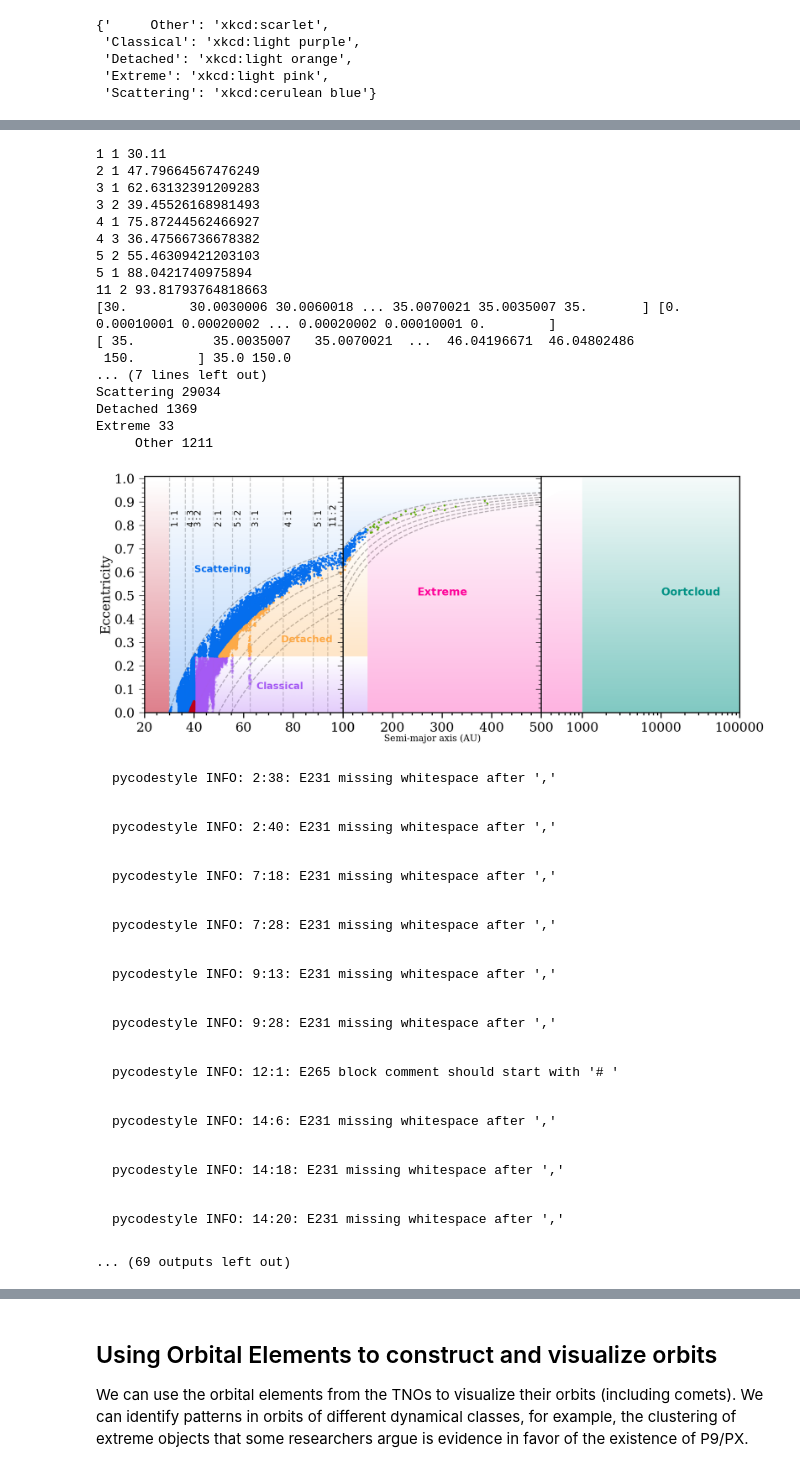
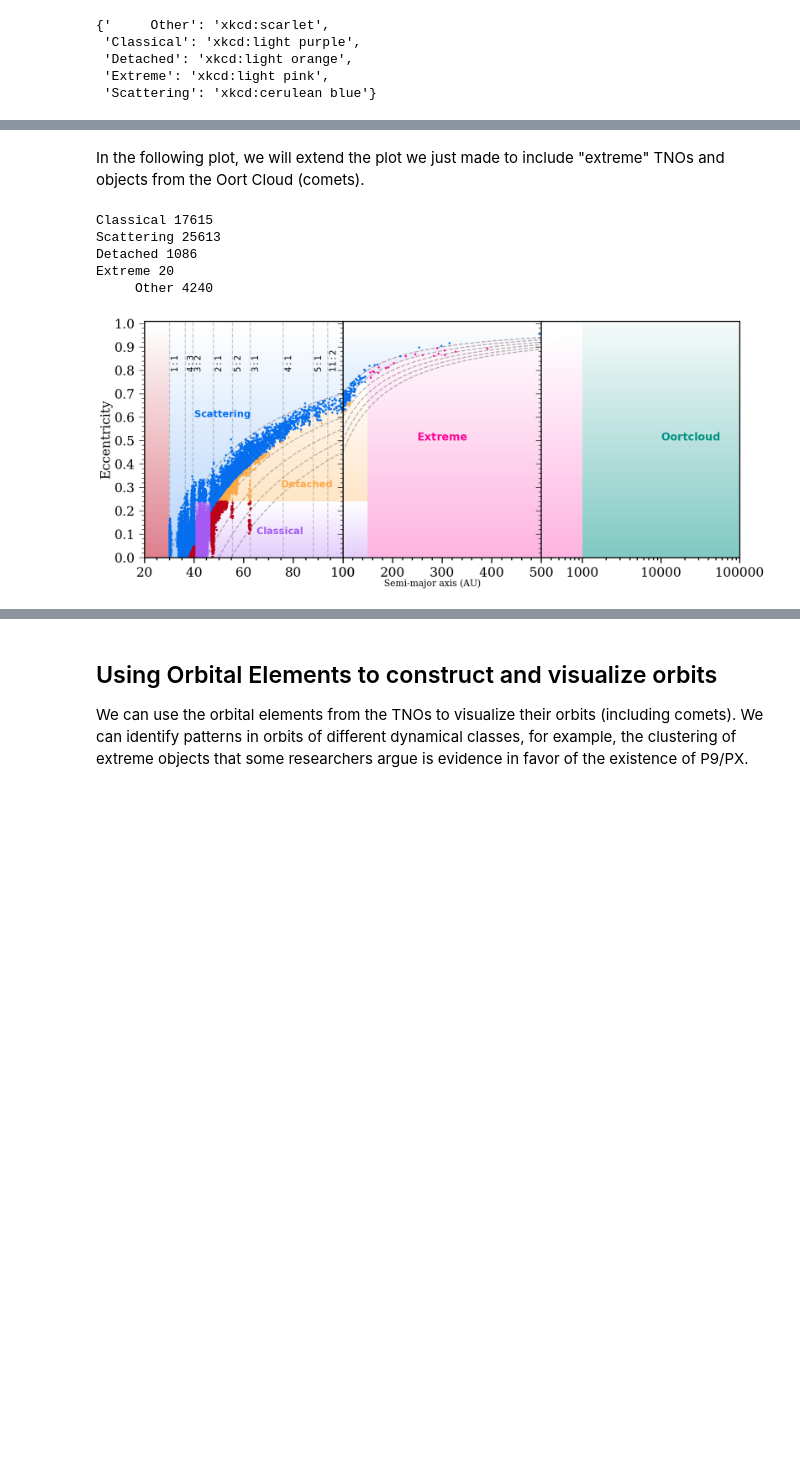
Before and after one commit to rubin-dp0/tutorial-notebooks, a Jupyter notebook: DP03_04_Trans-Neptunian_Objects.ipynb, the cells around one changed output, grey strips where cells are left out. Drawn from its saved outputs; the diff is of its cells as text; code cells hidden in the pictures; blank space fills up the shorter version.

```diff
--- a/DP03_04_Trans-Neptunian_Objects.ipynb
+++ b/DP03_04_Trans-Neptunian_Objects.ipynb
@@ -67,0 +101,2 @@ def estDiamFromHandAlbedo(H, albedo=0.15):
+# %%
+a_Neptune = 30.11
@@ -372,5 +384,16 @@ Let's define some loose cuts to clasify the TNOs in dynamical classes (scatterin
 # %%
-mask_classical = (tnos['a'] > 40) & (tnos['e'] < 0.24)  # & (tnos['a'] < 47)
-mask_detached = (tnos['a'] > 47) & (tnos['e'] > 0.24) & (tnos['q'] > 38)
-mask_scattering = ~mask_classical & (tnos['q'] < 38)
-mask_extreme = (tnos['a'] > 150) & (tnos['q'] > 30)
+max_a_classical = 47
+min_a_classical = 40
+max_e_classical = 0.24
+mask_classical = ((tnos['a'] >= min_a_classical) & (tnos['a'] <= max_a_classical)
+                 & (tnos['e'] <= max_e_classical))
+
+min_q_detached = 38
+mask_detached = ((tnos['a'] > max_a_classical) & (tnos['e'] > max_e_classical)
+                 & (tnos['q'] >= min_q_detached))
+
+mask_scattering = ~mask_classical & (tnos['q'] < min_q_detached)
+
+min_a_extreme = 150
+min_q_extreme = 30
+mask_extreme = (tnos['a'] > min_a_extreme) & (tnos['q'] > min_q_extreme)
@@ -522,5 +505,6 @@ pycodestyle INFO: 12:27: E231 missing whitespace after ','
+# %% [markdown]
+In the following plot, we will extend the plot we just made to include "extreme" TNOs and objects from the Oort Cloud (comets).
 # %%
-### fig = pl.figure()
 fig, (ax1, ax2, ax3) = plt.subplots(1,3,sharey=True)
 plt.subplots_adjust(wspace=0, hspace=0)
 
@@ -545,8 +529,6 @@ gradient_fill(a_det[a_det<150], e_det[a_det<150], ax=ax2, alpha=0.3, color='xkcd
 scat = np.append(30/(1-e), 35/(1-e)[::-1])
 scat_e = np.append(e, e[::-1])
 
-print (scat, scat_e)
-
 gradient_fill(scat, scat_e, ax=ax1, alpha=0.3, color='xkcd:cerulean blue')
 gradient_fill(scat, scat_e, ax=ax2, alpha=0.3, color='xkcd:cerulean blue')
 gradient_fill_inv(30/(1-e), e, ax=ax2, alpha=0.5, color='xkcd:cerulean blue')
@@ -556,21 +538,12 @@ cl = np.append(35/(1-e)[e < 0.24], 150)
 msk = cl<151
 e_cl = np.append(e[e<0.24],0.24)
 
-print (cl, np.min(cl), np.max(cl))
-print (e_cl, np.min(e_cl), np.max(e_cl))
-
 gradient_fill(cl, e_cl, ax=ax1, alpha=0.3, color='xkcd:lighter purple')
-
-print (cl[msk]) #, np.min(cl), np.max(cl))
-print (e_cl[msk]) #, np.min(e_cl), np.max(e_cl))
 
 gradient_fill(cl[msk], e_cl[msk], ax=ax2, alpha=0.3, color='xkcd:lighter purple')
 
 cl = np.append(35/(1-e)[e < 0.24], 150)
 e_cl = np.append(e[e<0.24],0.24)
-
-
-## gradient_fill(cl, e_cl, ax=ax3, alpha=0.3, color='xkcd:lighter purple')
 
 gradient_fill_inv(np.array([20,30,30]), np.array([0,0,1]), ax=ax1, alpha=0.5, color='xkcd:scarlet')
 
@@ -579,64 +552,40 @@ gradient_fill(np.append(150,a[a>150]), np.append(0,e[a>150]), ax=ax2, alpha=0.3,
 gradient_fill(np.append(150,a[a<1000]), np.append(0,e[a<1000]), ax=ax3, alpha=0.3, color='xkcd:neon pink')
 
 for c, j in zip(['Classical', 'Scattering', 'Detached', 'Extreme', '     Other'],
-                ['xkcd:lighter purple', 'xkcd:cerulean blue', 'xkcd:light orange', 'xkcd:leaf green', 'xkcd:scarlet']):
+                ['xkcd:lighter purple', 'xkcd:cerulean blue', 'xkcd:light orange',
+                 'xkcd:neon pink', 'xkcd:scarlet']):
     b = tnos[tnos['class'] == c]
     print (c, len(b))
     alp = 0.9
     if c == 'Classical':
         alp = 0.2
     ax1.plot(b['a'], b['e'], '.', alpha=alp, color=j)
     ax2.plot(b['a'], b['e'], '.', alpha=alp, color=j)
 
-#ax1.text(23, 0.4, r'$\bf{Centaurs}$', rotation=90, color='xkcd:scarlet', fontsize=20,)
 ax1.text(40, 0.6, r'$\bf{Scattering}$', rotation=0, color='xkcd:cerulean blue', fontsize=18,)
 ax1.text(75, 0.3, r'$\bf{Detached}$', rotation=0, color='xkcd:light orange', fontsize=18,)
 ax1.text(65, 0.1, r'$\bf{Classical}$', rotation=0, color='xkcd:lighter purple', fontsize=18,)
 ax2.text(250, 0.5, r'$\bf{Extreme}$', rotation=0, color='xkcd:neon pink', fontsize=20,)
 ax3.text(10000, 0.5, r'$\bf{Oort cloud}$', rotation=0, color='xkcd:teal', fontsize=20,)
 
 ax1.set_yticks([0, 0.1, 0.2, 0.3, 0.4, 0.5, 0.6, 0.7, 0.8, 0.9, 1.0])
 
 ax1.set_ylim(0,1.01)
 fig.supxlabel('Semi-major axis (AU)')
 ax1.set_ylabel('Eccentricity')
 ax1.set_xlim(20,100)
 ax2.set_xlim(100,500)
 ax3.set_xlim(300,100000)
 ax3.set_xscale('log')
 gradient_fill_inv(np.array([1000,300000,300000]), np.array([0,0,1.1]), ax = ax3, alpha=0.5, color='xkcd:teal')
 
 ax3.set_xticks([1000, 10000, 100000], labels=['1000', '10000', '100000'])
 fig.set_size_inches(20,8)
-#pl.savefig('classes_des_oort.png',dpi=600)
 plt.show()
 # %% [output]
-1 1 30.11
-2 1 47.79664567476249
-3 1 62.63132391209283
-3 2 39.45526168981493
-4 1 75.87244562466927
-4 3 36.47566736678382
-5 2 55.46309421203103
-5 1 88.0421740975894
-11 2 93.81793764818663
-[30.        30.0030006 30.0060018 ... 35.0070021 35.0035007 35.       ] [0.         0.00010001 0.00020002 ... 0.00020002 0.00010001 0.        ]
-[ 35.          35.0035007   35.0070021  ...  46.04196671  46.04802486
- 150.        ] 35.0 150.0
-... (7 lines left out)
-Scattering 29034
-Detached 1369
-Extreme 33
-     Other 1211
+Classical 17615
+Scattering 25613
+Detached 1086
+Extreme 20
+     Other 4240
-[figure, old version]
+[figure, new version]
-pycodestyle INFO: 2:38: E231 missing whitespace after ','
-pycodestyle INFO: 2:40: E231 missing whitespace after ','
-pycodestyle INFO: 7:18: E231 missing whitespace after ','
-pycodestyle INFO: 7:28: E231 missing whitespace after ','
-pycodestyle INFO: 9:13: E231 missing whitespace after ','
-pycodestyle INFO: 9:28: E231 missing whitespace after ','
-pycodestyle INFO: 12:1: E265 block comment should start with '# '
-pycodestyle INFO: 14:6: E231 missing whitespace after ','
-pycodestyle INFO: 14:18: E231 missing whitespace after ','
-pycodestyle INFO: 14:20: E231 missing whitespace after ','
-... (69 outputs left out)
```
Also changed, not shown: parts of 47 cells of this notebook.
